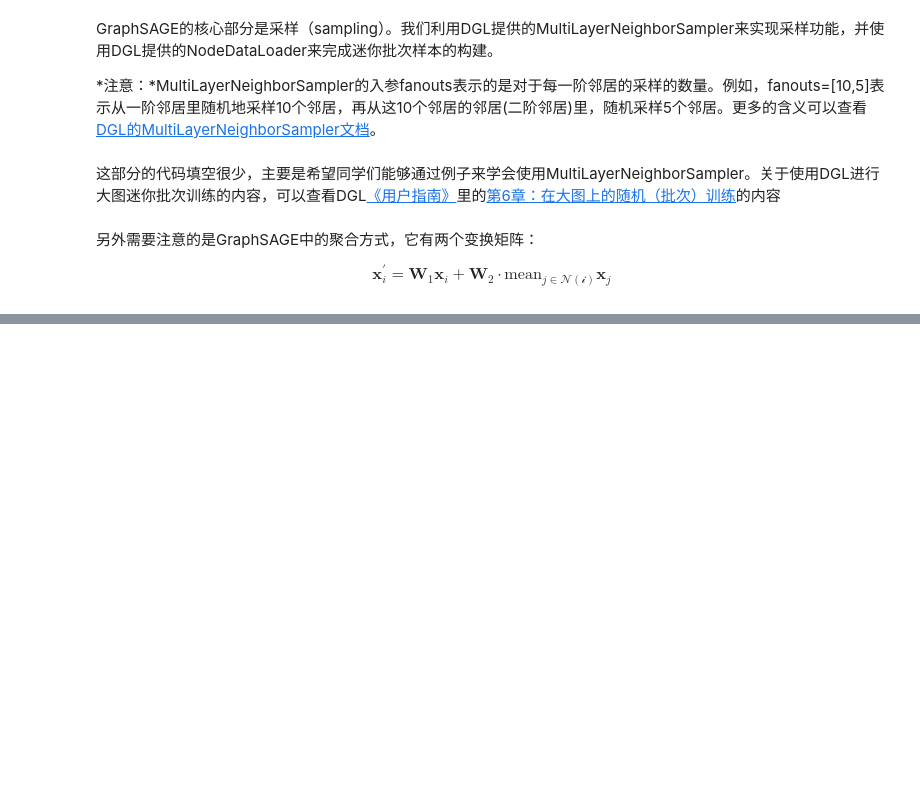
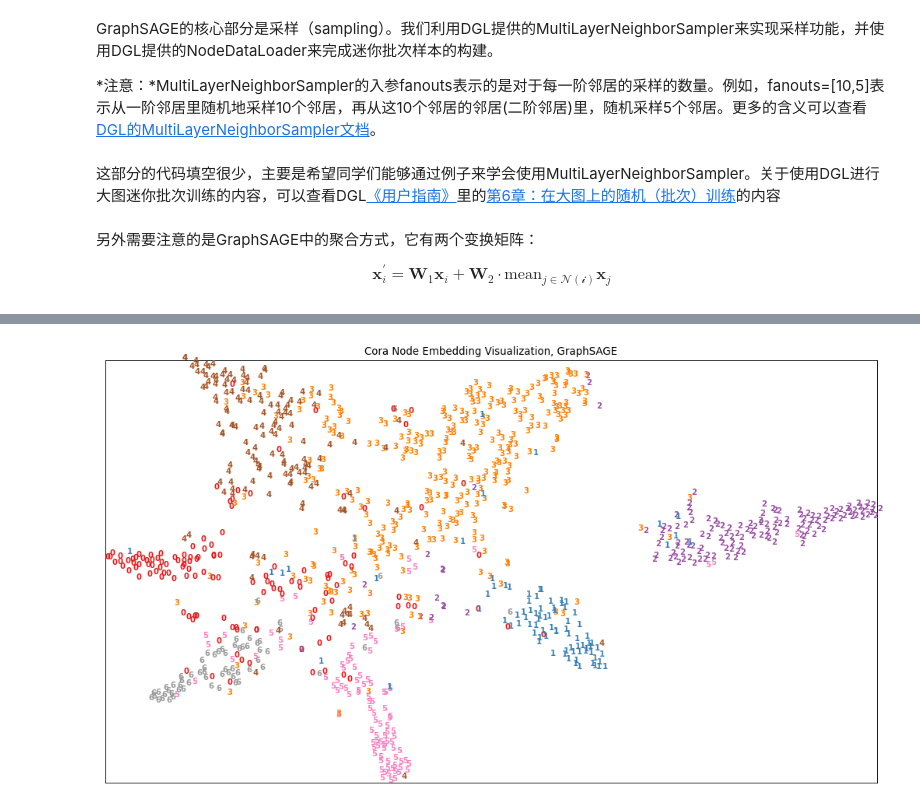
Before and after one commit to AlexGeControl/Graph-Neural-Network, a Jupyter notebook: workspace/graph/assignments/02-graph-networks/assignment-in-DGL.ipynb, the cells around one changed output, grey strips where cells are left out. Cells and saved outputs as stored; diff of their text form; code cells hidden in the pictures; blank space fills up the shorter version.

Commit message:
Finish Assignment 02, Graph Networks, GraphSAGE.

```diff
--- a/workspace/graph/assignments/02-graph-networks/assignment-in-DGL.ipynb
+++ b/workspace/graph/assignments/02-graph-networks/assignment-in-DGL.ipynb
@@ -491,5 +505,31 @@ def test(model):
+# %%
+@torch.no_grad()
+def test(model):
+    """ Evaluation on test set.
+    """
+    # disable dropout for evaluation:
+    model.eval()
+
+    mask = g.ndata['test_mask']
+    X = g.ndata['feat']
+    Y_true = g.ndata['label']
+
+    Y_prob = model.inference(g, X)
+    Y_pred = Y_prob.argmax(1)
+
+    loss = F.nll_loss(Y_prob[mask], Y_true[mask]).item()
+    acc = Y_pred[mask].eq(Y_true[mask]).cpu().numpy().mean()
+
+    print(
+        "Evaluation Results:\n",
+        "\tloss= {:.4f}".format(loss),
+        "\taccuracy= {:.4f}".format(acc)
+    )
+
+    return Y_pred[mask], Y_prob[mask], Y_true[mask], acc
 # %%
-print(nclass)
-
-sage = GraphSAGE(nfeat=g.ndata['feat'].shape[1], nhid=16, nclass=nclass)
-train(sage, g, train_loader, epochs=100, device='cpu')
+sage = GraphSAGE(
+    nfeat=g.ndata['feat'].shape[1],
+    nhid=16,
+    nclass=len(g.ndata['label'].unique())
+).to(device)
@@ -498,0 +536,4 @@ acc_test
+# %%
+train(sage, g, train_loader, epochs=100, device=device)
+
+pred, prob, true, acc = test(sage)
@@ -498,0 +553,9 @@ acc_test
+# %%
+plt.show(
+    plot_embedding(
+        prob.cpu().numpy(), true.cpu().numpy(),
+        'Cora Node Embedding Visualization, GraphSAGE'
+    )
+)
+# %% [output]
+[figure, added]
```
Also changed, not shown: parts of 11 cells of this notebook, 2 other files.
